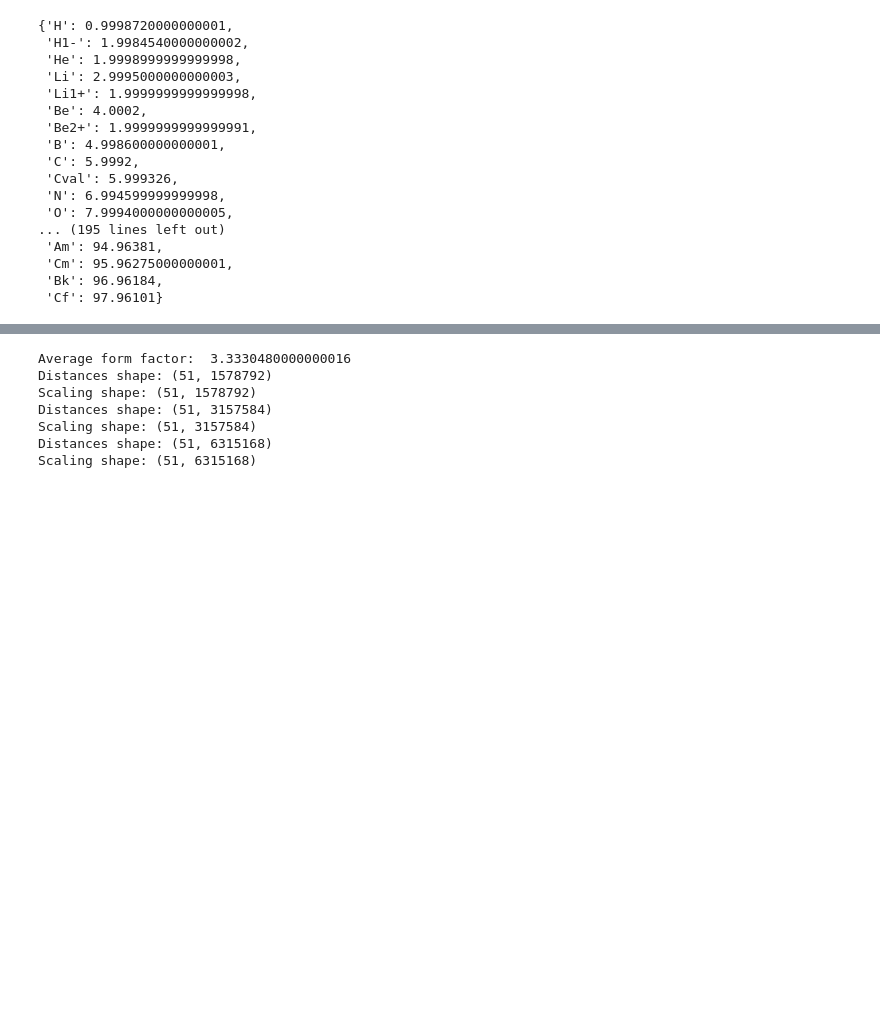
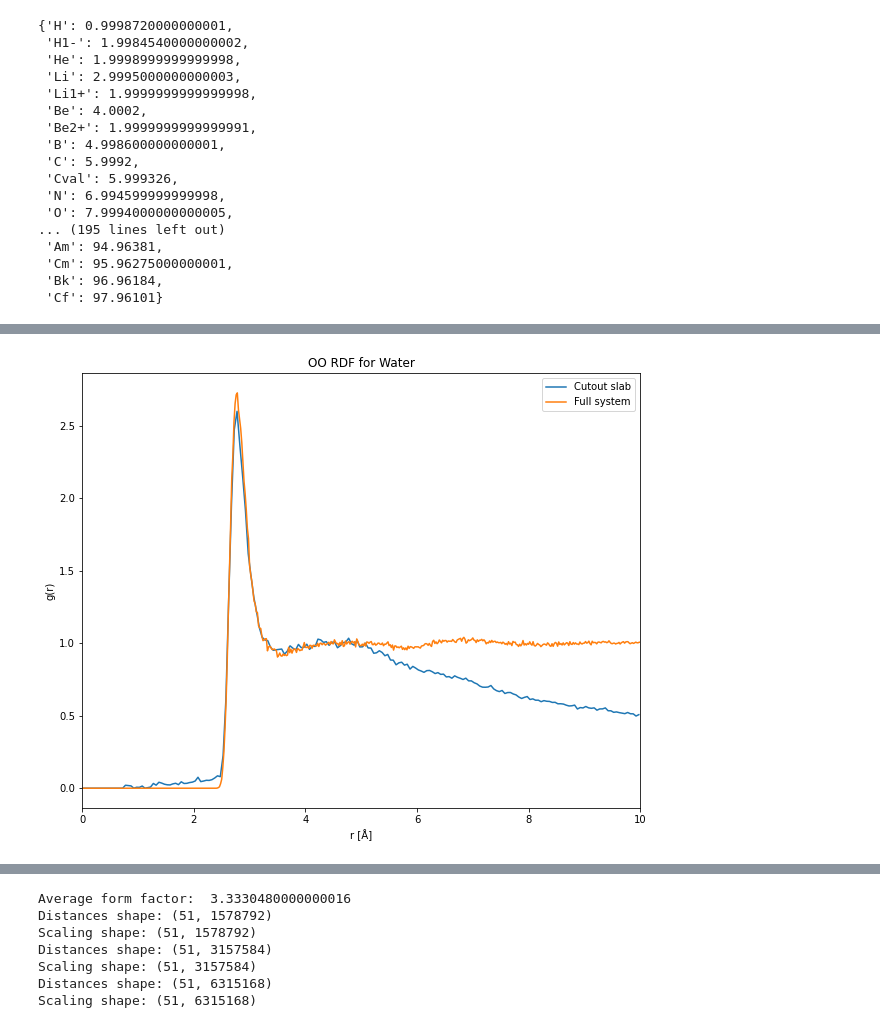
Before and after one commit to schwinns/polyamide-build, a Jupyter notebook: protonated/walls/L33A_33A_68A/hydration/testing/gromacs_water_box/rdfs/plot_water_rdfs.ipynb, the cells around one changed output, grey strips where cells are left out. Cells and saved outputs as stored; diff of their text form; code cells hidden in the pictures; blank space fills up the shorter version.

Commit message:
calculate RDFs on individual gro files

```diff
--- a/protonated/walls/L33A_33A_68A/hydration/testing/gromacs_water_box/rdfs/plot_water_rdfs.ipynb
+++ b/protonated/walls/L33A_33A_68A/hydration/testing/gromacs_water_box/rdfs/plot_water_rdfs.ipynb
@@ -139,29 +254,63 @@ def compute_rdf(traj, pairs, r_range=None, bin_width=0.005, n_bins=None,
 # %%
-t = md.load('../npt.xtc', top='../npt.gro')
-top = t.topology
+frame_start = 0
+frame_end = 51
 
-O_idx = [atom.index for atom in top.atoms if atom.element.symbol == 'O']
-OO_pairs = []
+fig, ax = plt.subplots(1,1, figsize=(10,8))
+# ax.yaxis.set_major_locator(MultipleLocator(1))
+# ax.yaxis.set_minor_locator(MultipleLocator(0.25))
+# ax.xaxis.set_major_locator(MultipleLocator(1))
+# ax.xaxis.set_minor_locator(MultipleLocator(0.25))
+plt.xlim(0,10)
+# plt.ylim(-0.25,3)
+plt.xlabel('r [Å]')
+plt.ylabel('g(r)')
 
-atom_idx = [atom.index for atom in top.atoms]
-np_factors = np.zeros(len(atom_idx))
-for i,idx in enumerate(atom_idx):
-    f_i = form_factors[top.atom(idx).element.symbol]
-    np_factors[i] = f_i
+g_avg = None
+for f in np.arange(frame_start, frame_end):
 
-avg_f = np_factors.mean()
+    gro = './gro_files/output_' + str(f) + '.gro'
+    t = md.load(gro, top=gro)
+    top = t.topology
 
-# Find OO pairs and pre-calculate form factors
-scaling = []
-for i in O_idx:
-    f_i = form_factors[top.atom(i).element.symbol]
-    for j in O_idx:
-        if i != j:
-            f_j = form_factors[top.atom(j).element.symbol]
-            OO_pairs.append([i,j])
-            scaling.append(f_i*f_j)
+    O_idx = [atom.index for atom in top.atoms if atom.element.symbol == 'O']
+    OO_pairs = []
 
-OO_scaling = np.zeros((t.n_frames, len(OO_pairs)))
-for f in range(t.n_frames):
-    OO_scaling[f,:] = np.array(scaling) / avg_f**2
+    atom_idx = [atom.index for atom in top.atoms]
+    np_factors = np.zeros(len(atom_idx))
+    for i,idx in enumerate(atom_idx):
+        f_i = form_factors[top.atom(idx).element.symbol]
+        np_factors[i] = f_i
+
+    avg_f = np_factors.mean()
+
+    # Find OO pairs and pre-calculate form factors
+    scaling = []
+    for i in O_idx:
+        f_i = form_factors[top.atom(i).element.symbol]
+        for j in O_idx:
+            if i != j:
+                f_j = form_factors[top.atom(j).element.symbol]
+                OO_pairs.append([i,j])
+                scaling.append(f_i*f_j)
+
+    OO_scaling = np.zeros(len(OO_pairs))
+    OO_scaling = np.array(scaling) / avg_f**2
+
+    no_scaling = np.ones((1,OO_scaling.shape[0]))
+    r_OO, g_OO = compute_rdf(t, OO_pairs, scaling_factors=no_scaling, periodic=True)
+
+    if g_avg is not None:
+        g_avg += g_OO
+
+    else:
+        g_avg = g_OO
+
+
+g_avg = g_avg / (frame_end - frame_start)
+plt.plot(r_OO*10, g_avg, label='Cutout slab')
+plt.plot(dataO[0,:]*10, dataO[1,:], label='Full system')
+plt.title('OO RDF for Water')
+plt.legend();
+# %% [output]
+[figure, added]
 # %%
```
Also changed, not shown: parts of 5 cells of this notebook, 58 other files.
